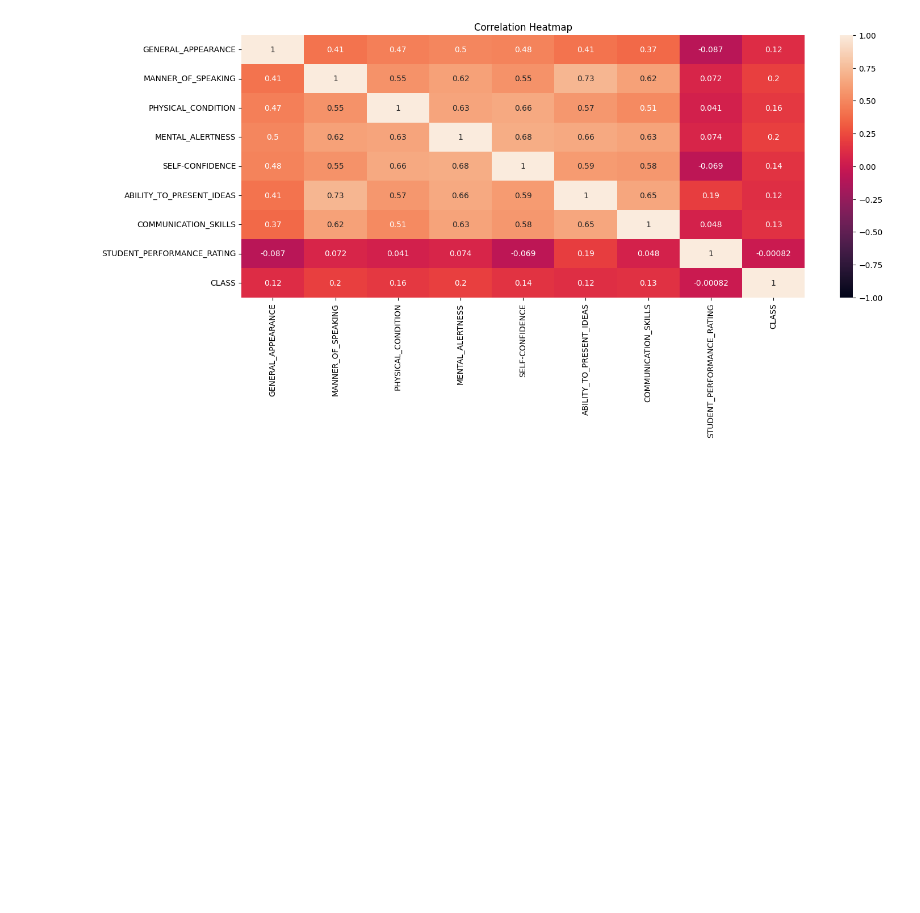
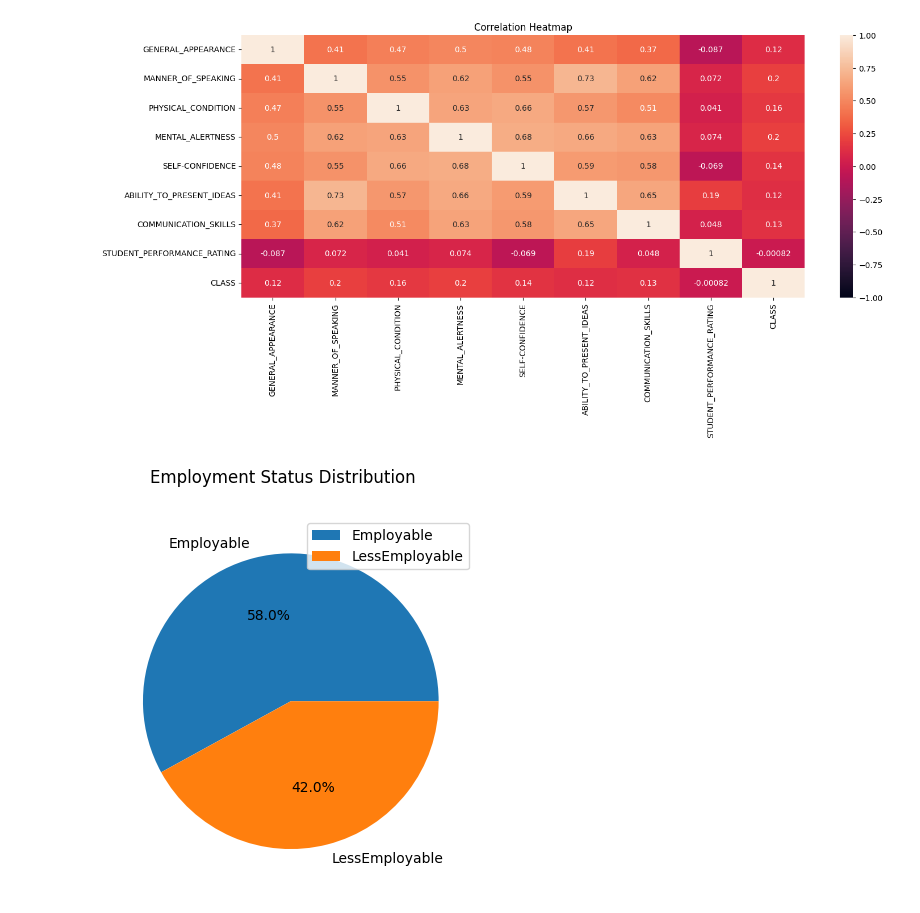
Before and after one commit to fdemberga2/MODESIM-PD, a Jupyter notebook: Project Delivarable/LogReg_PD.ipynb, the cells around one changed output. Cells and saved outputs as stored; diff of their text form; code cells hidden in the pictures; blank space fills up the shorter version.

Commit message:
Objective 3, Labeled other objective reached

```diff
--- a/Project Delivarable/LogReg_PD.ipynb
+++ b/Project Delivarable/LogReg_PD.ipynb
@@ -281,3 +283,17 @@ COMMUNICATION_SKILLS        0.132850
 STUDENT_PERFORMANCE_RATING -0.000822
 CLASS                       1.000000
 [figure]
+# %%
+# OBJECTIVE 3
+#Pie Chart
+# Count the number of observations
+class_counts = df['CLASS'].value_counts()
+class_counts
+# Plot the pie chart
+plt.pie(class_counts, labels=class_counts.index, autopct='%1.1f%%')
+plt.legend(['Employable', 'LessEmployable'])
+plt.suptitle('Employment Status Distribution')
+# plt.rcParams.update({'font.size':16})
+plt.show()
+# %% [output]
+[figure, added]
```
Also changed, not shown: parts of 9 cells of this notebook.
